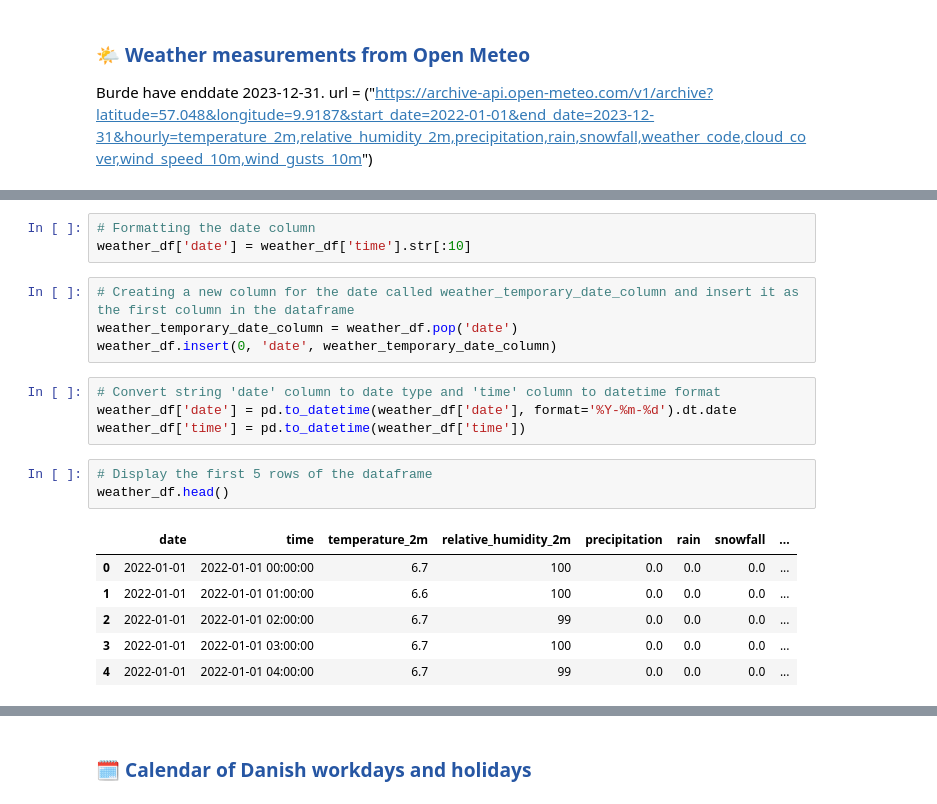
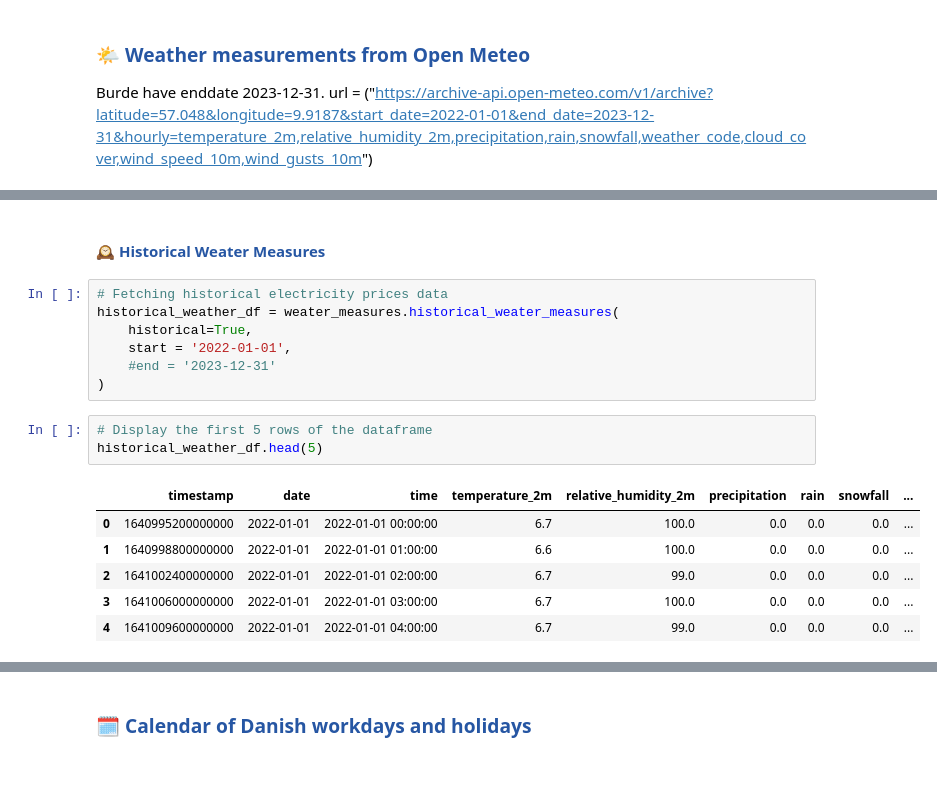
Before and after one commit to Camillahannesbo/BDS_MLOPs_Assignment, a Jupyter notebook: notebooks/1_feature_backfill.ipynb, the cells around one changed output, grey strips where cells are left out. Saved outputs shown, nothing was run; the diff lists cells and outputs as text; blank space fills up the shorter version.

```diff
--- a/notebooks/1_feature_backfill.ipynb
+++ b/notebooks/1_feature_backfill.ipynb
@@ -144,21 +149,19 @@ print(weather_data_response)
-# %%
-# Formatting the date column
-weather_df['date'] = weather_df['time'].str[:10]
-# %%
-# Creating a new column for the date called weather_temporary_date_column and insert it as the first column in the dataframe
-weather_temporary_date_column = weather_df.pop('date')
-weather_df.insert(0, 'date', weather_temporary_date_column)
-# %%
-# Convert string 'date' column to date type and 'time' column to datetime format
-weather_df['date'] = pd.to_datetime(weather_df['date'], format='%Y-%m-%d').dt.date
-weather_df['time'] = pd.to_datetime(weather_df['time'])
+# %% [markdown]
+#### <span style="color:#2656a3;"> 🕰️ Historical Weater Measures
+# %%
+# Fetching historical electricity prices data
+historical_weather_df = weater_measures.historical_weater_measures(
+    historical=True,
+    start = '2022-01-01',
+    #end = '2023-12-31'
+)
 # %%
 # Display the first 5 rows of the dataframe
-weather_df.head()
+historical_weather_df.head(5)
 # %% [output]
-|  | date | time | temperature_2m | relative_humidity_2m | precipitation | rain | snowfall | ... |
-| 0 | 2022-01-01 | 2022-01-01 00:00:00 | 6.7 | 100 | 0.0 | 0.0 | 0.0 | ... |
-| 1 | 2022-01-01 | 2022-01-01 01:00:00 | 6.6 | 100 | 0.0 | 0.0 | 0.0 | ... |
-| 2 | 2022-01-01 | 2022-01-01 02:00:00 | 6.7 | 99 | 0.0 | 0.0 | 0.0 | ... |
-| 3 | 2022-01-01 | 2022-01-01 03:00:00 | 6.7 | 100 | 0.0 | 0.0 | 0.0 | ... |
-| 4 | 2022-01-01 | 2022-01-01 04:00:00 | 6.7 | 99 | 0.0 | 0.0 | 0.0 | ... |
+|  | timestamp | date | time | temperature_2m | relative_humidity_2m | precipitation | rain | snowfall | ... |
+| 0 | 1640995200000000 | 2022-01-01 | 2022-01-01 00:00:00 | 6.7 | 100.0 | 0.0 | 0.0 | 0.0 | ... |
+| 1 | 1640998800000000 | 2022-01-01 | 2022-01-01 01:00:00 | 6.6 | 100.0 | 0.0 | 0.0 | 0.0 | ... |
+| 2 | 1641002400000000 | 2022-01-01 | 2022-01-01 02:00:00 | 6.7 | 99.0 | 0.0 | 0.0 | 0.0 | ... |
+| 3 | 1641006000000000 | 2022-01-01 | 2022-01-01 03:00:00 | 6.7 | 100.0 | 0.0 | 0.0 | 0.0 | ... |
+| 4 | 1641009600000000 | 2022-01-01 | 2022-01-01 04:00:00 | 6.7 | 99.0 | 0.0 | 0.0 | 0.0 | ... |
```
Also changed, not shown: parts of 49 cells of this notebook, 5 other files.
